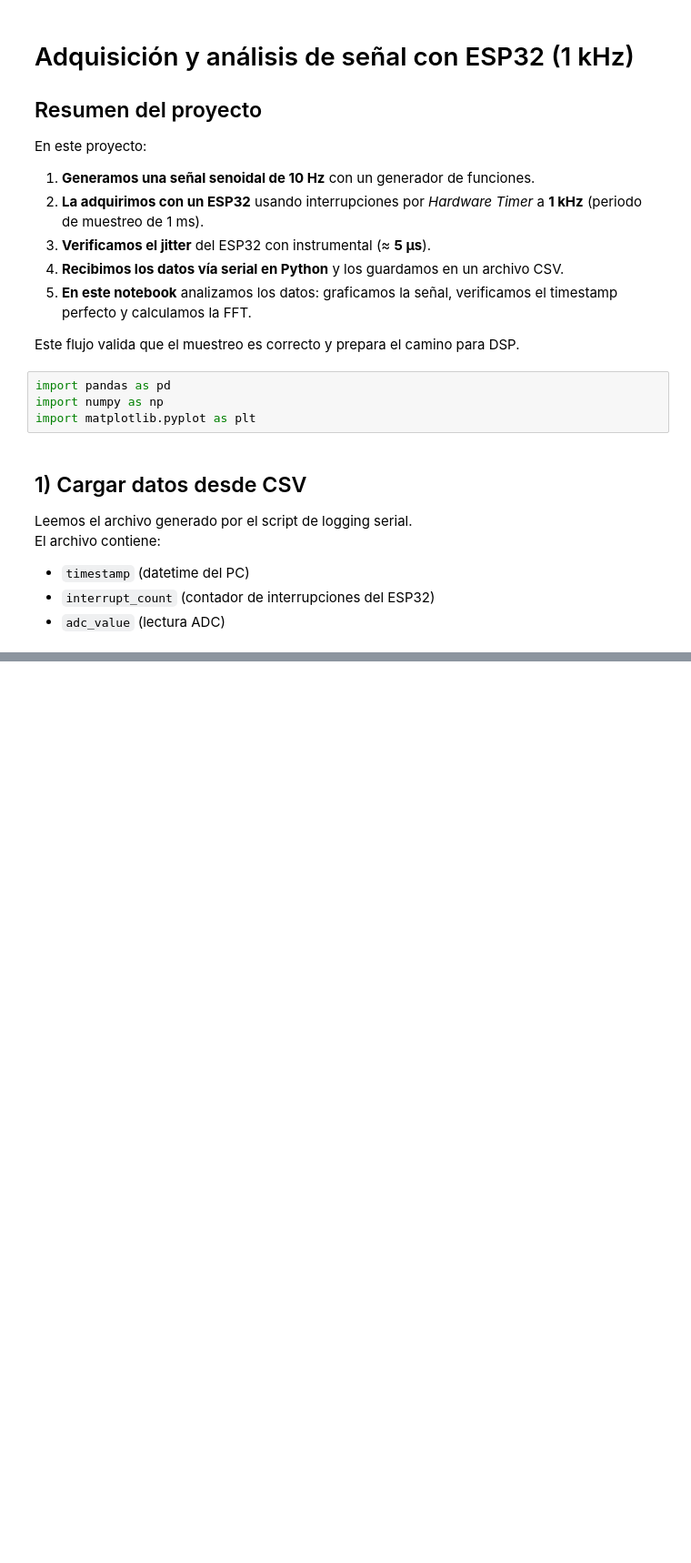
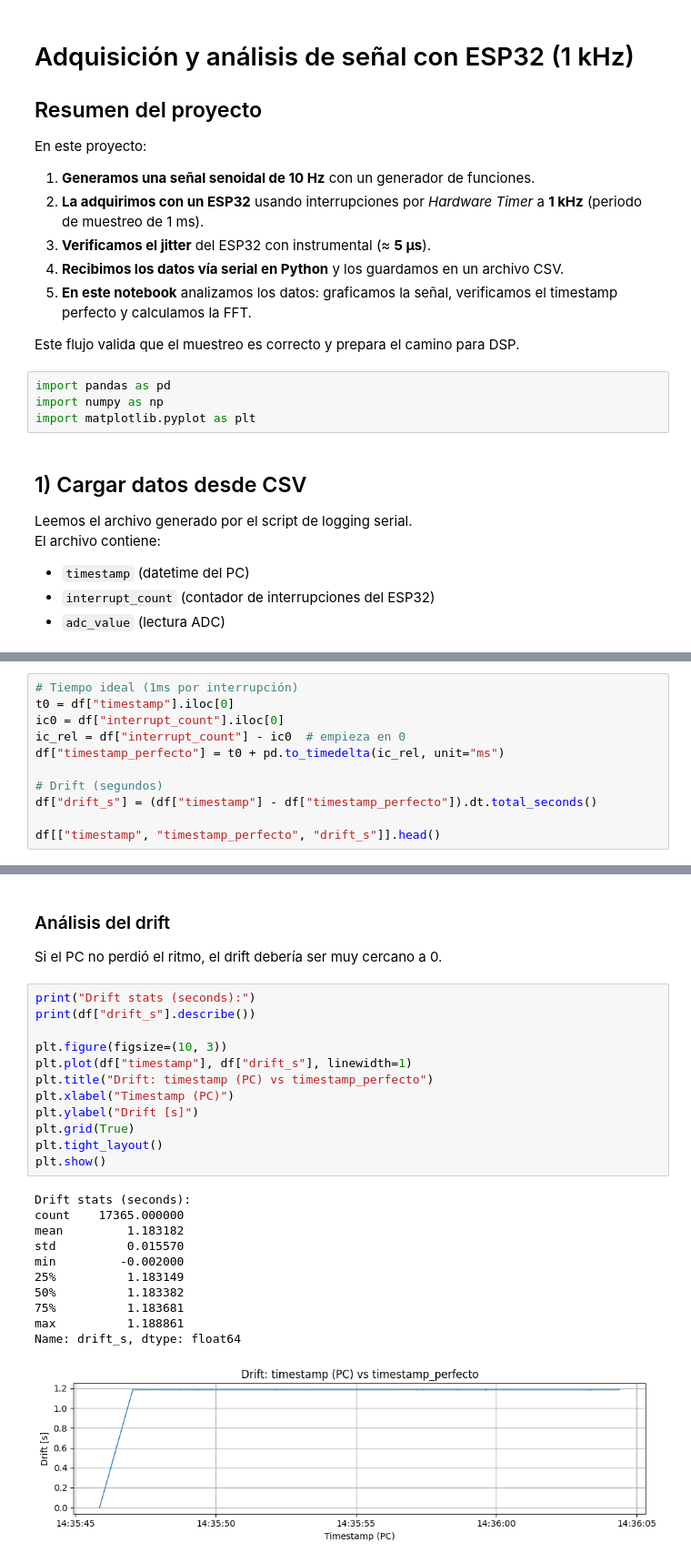
Before and after one commit to FaustoOrozcoCoy/sensor-intelligence-lab, a Jupyter notebook: tools/plot_data.ipynb, the cells around one changed output, grey strips where cells are left out. Shown at 91% size. Drawn from its saved outputs; the diff is of its cells as text; blank space fills up the shorter version.

```diff
--- a/tools/plot_data.ipynb
+++ b/tools/plot_data.ipynb
@@ -33,0 +63,11 @@ df.head()
+# %%
+# Tiempo ideal (1ms por interrupción)
+t0 = df["timestamp"].iloc[0]
+ic0 = df["interrupt_count"].iloc[0]
+ic_rel = df["interrupt_count"] - ic0  # empieza en 0
+df["timestamp_perfecto"] = t0 + pd.to_timedelta(ic_rel, unit="ms")
+
+# Drift (segundos)
+df["drift_s"] = (df["timestamp"] - df["timestamp_perfecto"]).dt.total_seconds()
+
+df[["timestamp", "timestamp_perfecto", "drift_s"]].head()
@@ -33,0 +81,27 @@ df.head()
+# %% [markdown]
+### Análisis del drift
+Si el PC no perdió el ritmo, el drift debería ser muy cercano a 0.
+# %%
+print("Drift stats (seconds):")
+print(df["drift_s"].describe())
+
+plt.figure(figsize=(10, 3))
+plt.plot(df["timestamp"], df["drift_s"], linewidth=1)
+plt.title("Drift: timestamp (PC) vs timestamp_perfecto")
+plt.xlabel("Timestamp (PC)")
+plt.ylabel("Drift [s]")
+plt.grid(True)
+plt.tight_layout()
+plt.show()
+# %% [output]
+Drift stats (seconds):
+count    17365.000000
+mean         1.183182
+std          0.015570
+min         -0.002000
+25%          1.183149
+50%          1.183382
+75%          1.183681
+max          1.188861
+Name: drift_s, dtype: float64
+[figure, added]
```
Also changed, not shown: parts of 7 cells of this notebook.
